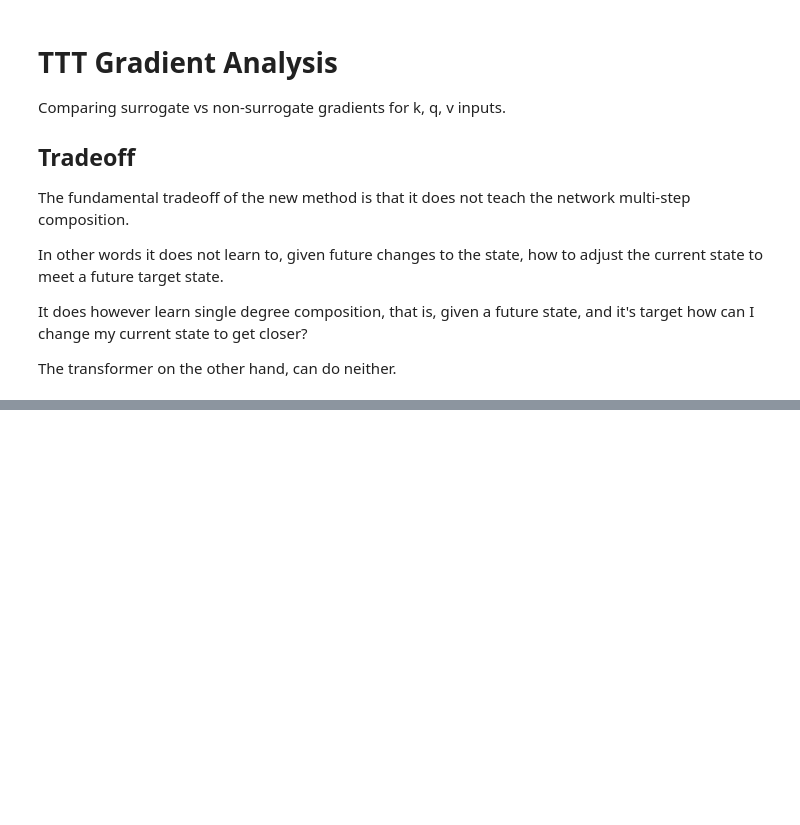
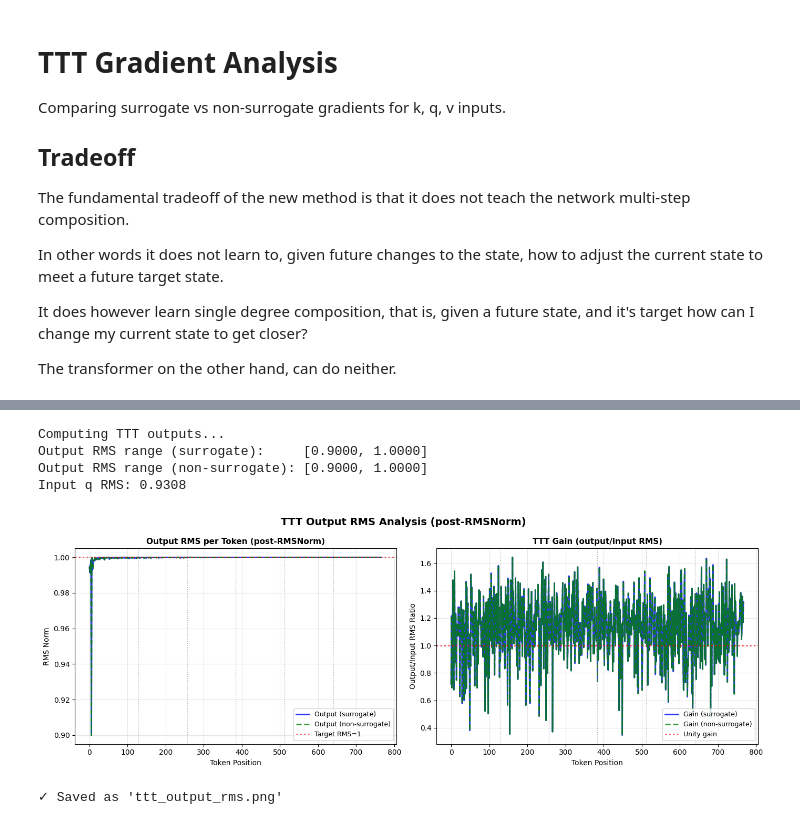
Before and after one commit to Ueaj-Kerman/macrogpt-jax, a Jupyter notebook: ueaj/model/ttt/ttt_gradient_analysis.ipynb, the cells around one changed output, grey strips where cells are left out. Saved outputs shown, nothing was run; the diff lists cells and outputs as text; code cells hidden in the pictures; blank space fills up the shorter version.

```diff
--- a/ueaj/model/ttt/ttt_gradient_analysis.ipynb
+++ b/ueaj/model/ttt/ttt_gradient_analysis.ipynb
@@ -314 +316,70 @@ print("✓ Saved as 'ttt_gradient_rms_errors.png'")
 ✓ Saved as 'ttt_gradient_rms_errors.png'
+# %%
+# Plot RMS norm of TTT outputs per token position
+# This helps verify that the learning rate is properly tuned:
+# - If outputs explode over sequence: lr too high
+# - If outputs vanish or stay flat: lr too low or model not learning
+
+print("Computing TTT outputs...")
+_, _, _, _, output_surr = compute_grads(model_surr, k, v, q, grad_output)
+_, _, _, _, output_nonsurr = compute_grads(model_nonsurr, k, v, q, grad_output)
+
+# Squeeze q_heads dimension for analysis
+output_surr_sq = output_surr.squeeze(axis=2)  # (batch, seq, hidden_d)
+output_nonsurr_sq = output_nonsurr.squeeze(axis=2)
+
+# Compute RMS per token (post-RMSNorm should be ~1.0)
+output_rms_surr = rms_norm_per_token(output_surr_sq)
+output_rms_nonsurr = rms_norm_per_token(output_nonsurr_sq)
+
+# Also compute input RMS for reference
+input_rms_q = rms_norm_per_token(q.squeeze(axis=2))
+
+print(f"Output RMS range (surrogate):     [{float(output_rms_surr.min()):.4f}, {float(output_rms_surr.max()):.4f}]")
+print(f"Output RMS range (non-surrogate): [{float(output_rms_nonsurr.min()):.4f}, {float(output_rms_nonsurr.max()):.4f}]")
+print(f"Input q RMS: {float(input_rms_q.mean()):.4f}")
+
+# Plot
+fig, axes = plt.subplots(1, 2, figsize=(14, 5))
+fig.suptitle('TTT Output RMS Analysis (post-RMSNorm)', fontsize=14, fontweight='bold')
+
+tokens = np.arange(seq_len)
+
+# Left: Output RMS over sequence
+ax1 = axes[0]
+ax1.plot(tokens, output_rms_surr, 'b-', linewidth=2, label='Output (surrogate)', alpha=0.8)
+ax1.plot(tokens, output_rms_nonsurr, 'g--', linewidth=2, label='Output (non-surrogate)', alpha=0.8)
+ax1.axhline(y=1.0, color='r', linestyle=':', linewidth=2, label='Target RMS=1', alpha=0.7)
+add_block_lines(ax1, seq_len, block_size)
+ax1.set_xlabel('Token Position', fontsize=10)
+ax1.set_ylabel('RMS Norm', fontsize=10)
+ax1.set_title('Output RMS per Token (post-RMSNorm)', fontsize=11, fontweight='bold')
+ax1.legend(fontsize=9)
+ax1.grid(True, alpha=0.3)
+
+# Right: Output/Input ratio (gain)
+gain_surr = output_rms_surr / (input_rms_q + 1e-8)
+gain_nonsurr = output_rms_nonsurr / (input_rms_q + 1e-8)
+
+ax2 = axes[1]
+ax2.plot(tokens, gain_surr, 'b-', linewidth=2, label='Gain (surrogate)', alpha=0.8)
+ax2.plot(tokens, gain_nonsurr, 'g--', linewidth=2, label='Gain (non-surrogate)', alpha=0.8)
+ax2.axhline(y=1.0, color='r', linestyle=':', linewidth=2, label='Unity gain', alpha=0.7)
+add_block_lines(ax2, seq_len, block_size)
+ax2.set_xlabel('Token Position', fontsize=10)
+ax2.set_ylabel('Output/Input RMS Ratio', fontsize=10)
+ax2.set_title('TTT Gain (output/input RMS)', fontsize=11, fontweight='bold')
+ax2.legend(fontsize=9)
+ax2.grid(True, alpha=0.3)
+
+plt.tight_layout()
+plt.savefig('ttt_output_rms.png', dpi=150, bbox_inches='tight')
+plt.show()
+print("✓ Saved as 'ttt_output_rms.png'")
+# %% [output]
+Computing TTT outputs...
+Output RMS range (surrogate):     [0.9000, 1.0000]
+Output RMS range (non-surrogate): [0.9000, 1.0000]
+Input q RMS: 0.9308
+[figure, added]
+✓ Saved as 'ttt_output_rms.png'
```
Also changed, not shown: parts of 8 cells of this notebook, 3 other files.
